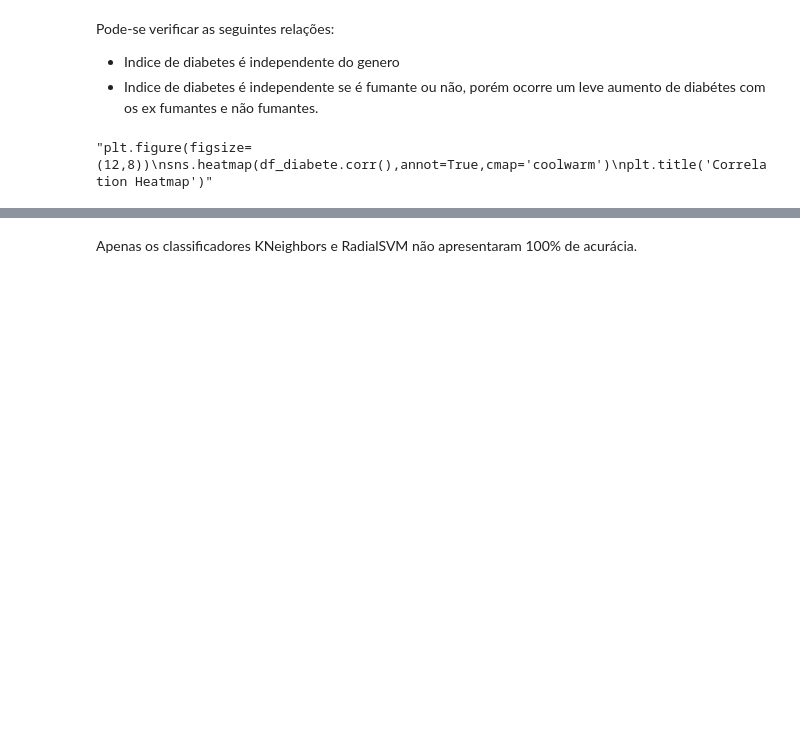
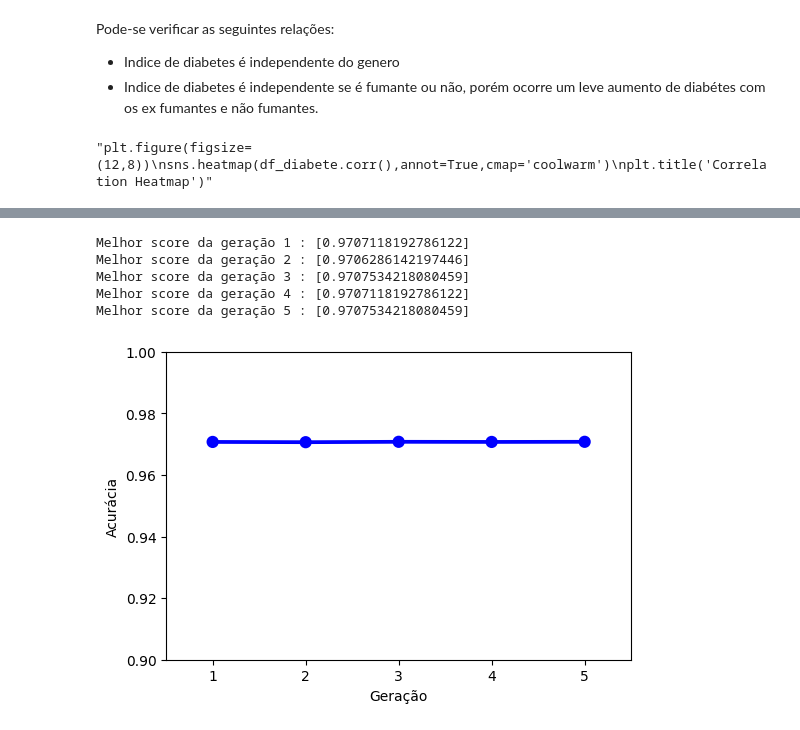
Before and after one commit to christhiangoncalves/Machine_Learning_Genetic_Programming, a Jupyter notebook: ML_GP_Diabetes_Prediction.ipynb, the cells around one changed output, grey strips where cells are left out. Drawn from its saved outputs; the diff is of its cells as text; code cells hidden in the pictures; blank space fills up the shorter version.

```diff
--- a/ML_GP_Diabetes_Prediction.ipynb
+++ b/ML_GP_Diabetes_Prediction.ipynb
@@ -309,4 +248,0 @@ def generations(df,label,size,n_feat,n_parents,mutation_rate,n_gen,X_train,
-# %%
-def split(df,label):
-    X_tr, X_te, Y_tr, Y_te = train_test_split(df, label, test_size=0.25, random_state=42)
-    return X_tr, X_te, Y_tr, Y_te
@@ -313,8 +335,10 @@ def split(df,label):
 # %%
-#dividindo base em treino e teste e verificando atributos
+#dividindo base em 2 dataframes
+df_diabete.reset_index(drop=True, inplace=True)
 x = df_diabete.drop(['diabetes'],axis=1)
 y = df_diabete['diabetes']
-x_train,x_test,y_train,y_test = train_test_split(x,y,test_size=0.3,random_state=42)
+#X_train,X_test,y_train,y_test = train_test_split(x,y,test_size=0.3,random_state=42)
+
 
 print("Dataset de diabetes:\n",df_diabete.shape[0],"Registros\n",df_diabete.shape[1],"Atributos")
 # %% [output]
@@ -341,2 +362,18 @@ score1
-# %% [markdown]
-Apenas os classificadores KNeighbors e RadialSVM não apresentaram 100% de acurácia.
+# %%
+#Divide os dataframes x e y em bases de treino e teste.
+X_train, X_test, Y_train, Y_test = split(x,y)
+# %%
+#Mostra a acuracia das 5 gerações geradas
+chromo_df_diabetes, score_df_diabetes = generations(x,y,size=40,n_feat=x.shape[1],n_parents=32,mutation_rate=0.20,n_gen=5,
+                         X_train = X_train, X_test = X_test,Y_train = Y_train,Y_test = Y_test)
+# %% [output]
+Melhor score da geração 1 : [0.9707118192786122]
+Melhor score da geração 2 : [0.9706286142197446]
+Melhor score da geração 3 : [0.9707534218080459]
+Melhor score da geração 4 : [0.9707118192786122]
+Melhor score da geração 5 : [0.9707534218080459]
+# %%
+#Comparação de acurácia
+plot(score_df_diabetes,0.9,1,c = "blue")
+# %% [output]
+[figure, added]
```
Also changed, not shown: parts of 18 cells of this notebook.
